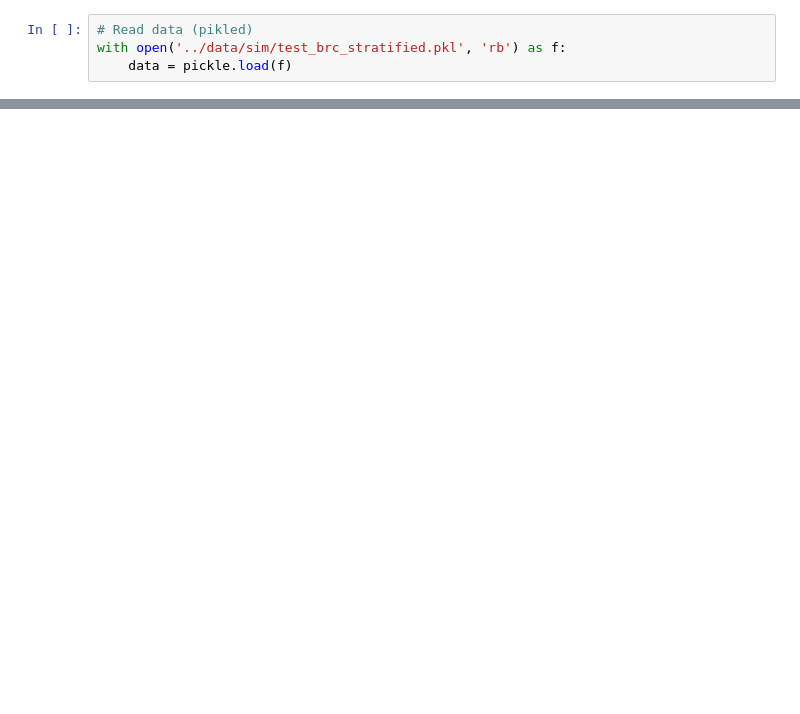
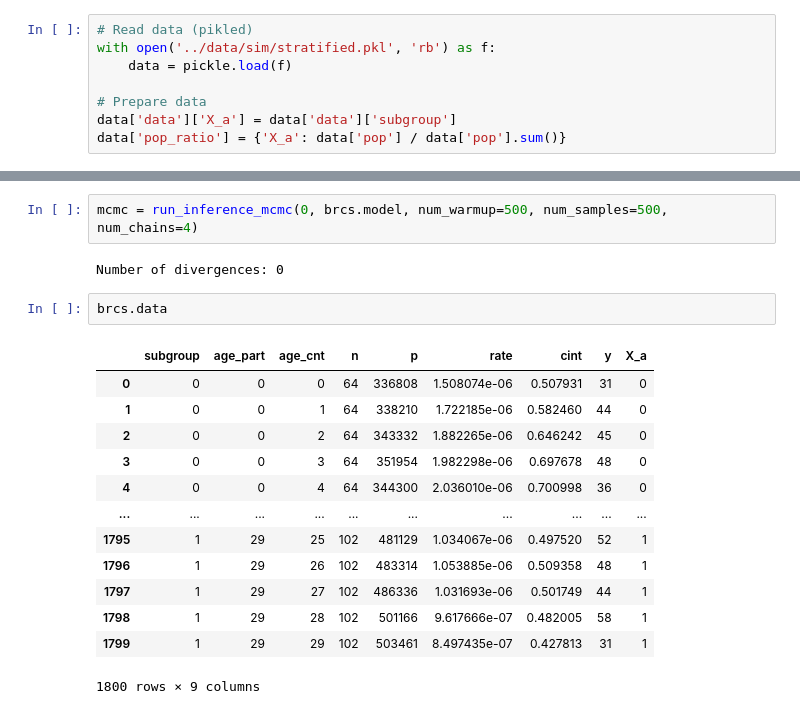
Before and after one commit to ShozenD/cntmosaic, a Jupyter notebook: notebooks/test_brc_stratified.ipynb, the cells around one changed output, grey strips where cells are left out. Drawn from its saved outputs; the diff is of its cells as text; blank space fills up the shorter version.

Commit message:
[add] tests

```diff
--- a/notebooks/test_brc_stratified.ipynb
+++ b/notebooks/test_brc_stratified.ipynb
@@ -17,5 +20,9 @@ sns.set_theme(style='whitegrid', context='notebook')
 # %%
 # Read data (pikled)
-with open('../data/sim/test_brc_stratified.pkl', 'rb') as f:
+with open('../data/sim/stratified.pkl', 'rb') as f:
     data = pickle.load(f)
+
+# Prepare data
+data['data']['X_a'] = data['data']['subgroup']
+data['pop_ratio'] = {'X_a': data['pop'] / data['pop'].sum()}
 # %%
@@ -123,0 +52,20 @@ np.concatenate((data['pop_ratio']['X_a'], data['pop_ratio']['X_a']), axis=0).sha
+# %%
+mcmc = run_inference_mcmc(0, brcs.model, num_warmup=500, num_samples=500, num_chains=4)
+# %% [output]
+Number of divergences: 0
+# %%
+brcs.data
+# %% [output]
+|  | subgroup | age_part | age_cnt | n | p | rate | cint | y | X_a |
+| 0 | 0 | 0 | 0 | 64 | 336808 | 1.508074e-06 | 0.507931 | 31 | 0 |
+| 1 | 0 | 0 | 1 | 64 | 338210 | 1.722185e-06 | 0.582460 | 44 | 0 |
+| 2 | 0 | 0 | 2 | 64 | 343332 | 1.882265e-06 | 0.646242 | 45 | 0 |
+| 3 | 0 | 0 | 3 | 64 | 351954 | 1.982298e-06 | 0.697678 | 48 | 0 |
+| 4 | 0 | 0 | 4 | 64 | 344300 | 2.036010e-06 | 0.700998 | 36 | 0 |
+| ... | ... | ... | ... | ... | ... | ... | ... | ... | ... |
+| 1795 | 1 | 29 | 25 | 102 | 481129 | 1.034067e-06 | 0.497520 | 52 | 1 |
+| 1796 | 1 | 29 | 26 | 102 | 483314 | 1.053885e-06 | 0.509358 | 48 | 1 |
+| 1797 | 1 | 29 | 27 | 102 | 486336 | 1.031693e-06 | 0.501749 | 44 | 1 |
+| 1798 | 1 | 29 | 28 | 102 | 501166 | 9.617666e-07 | 0.482005 | 58 | 1 |
+| 1799 | 1 | 29 | 29 | 102 | 503461 | 8.497435e-07 | 0.427813 | 31 | 1 |
+1800 rows × 9 columns
```
Also changed, not shown: parts of 22 cells of this notebook, 2 other files.
